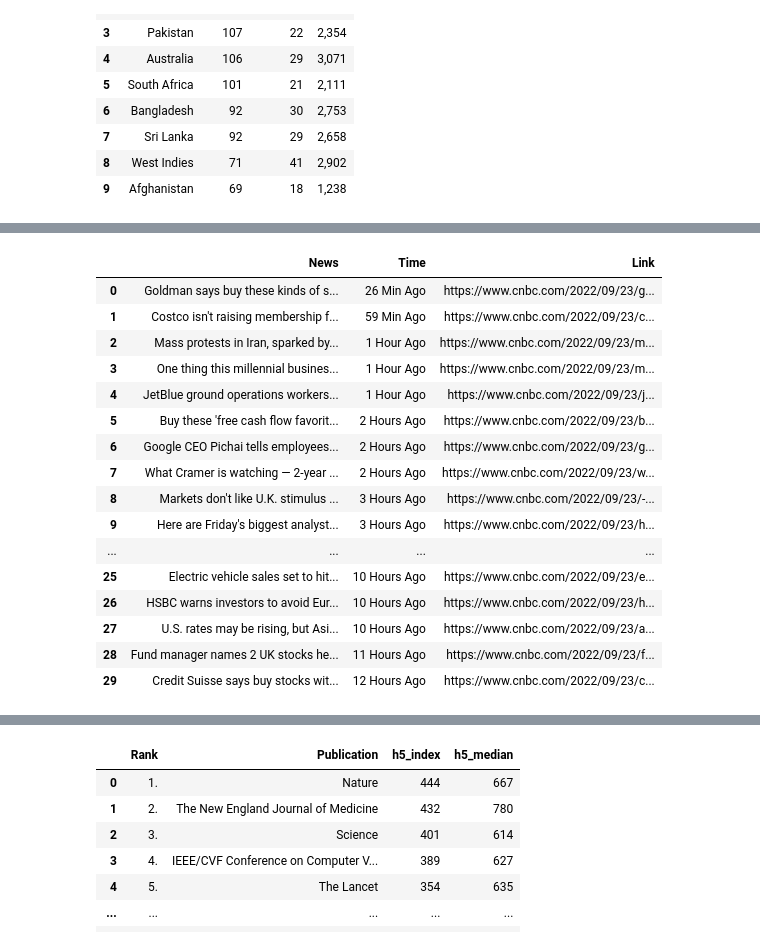
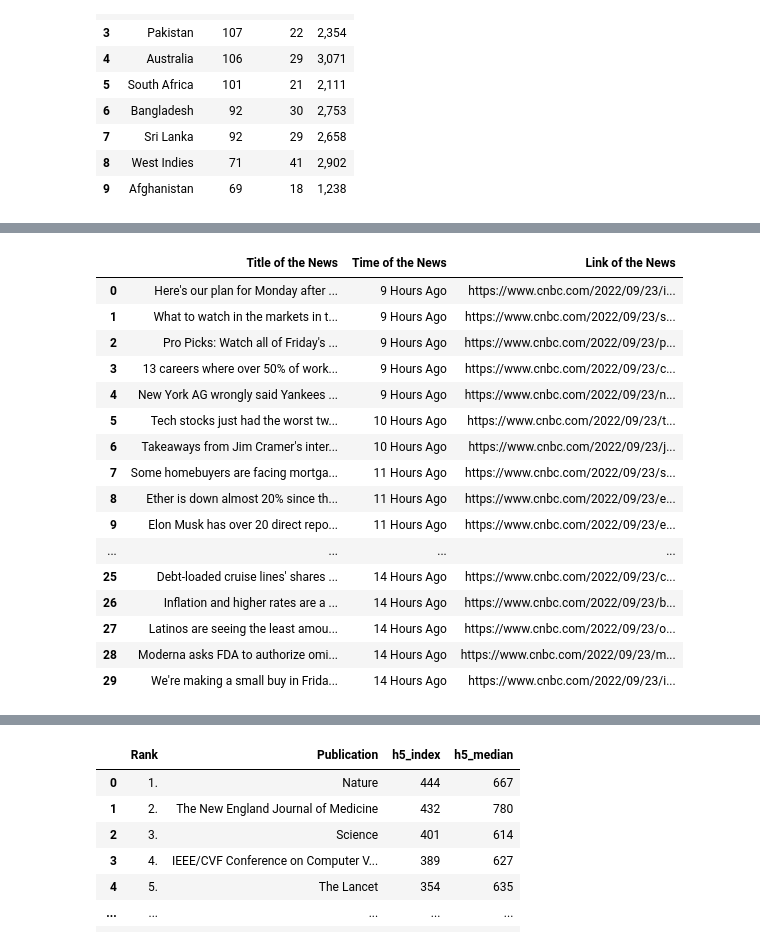
Before and after one commit to LeeCodess/Internship, a Jupyter notebook: Web_Scraping_Assignment_1/Web_Scraping_Assignment_1.ipynb, the cells around one changed output, grey strips where cells are left out. Cells and saved outputs as stored; diff of their text form; code cells hidden in the pictures.

```diff
--- a/Web_Scraping_Assignment_1/Web_Scraping_Assignment_1.ipynb
+++ b/Web_Scraping_Assignment_1/Web_Scraping_Assignment_1.ipynb
@@ -410,33 +410,33 @@ from bs4 import BeautifulSoup
 import requests
 import pandas as pd
 
-def top(url):
+def html_content(url):
     r = requests.get(url)
     soup = BeautifulSoup(r.content)
 
-    name = soup.find_all('td', class_ = 'table-body__cell rankings-table__name name')
+    name_of_the_batswoman = soup.find_all('td', class_ = 'table-body__cell rankings-table__name name')
     Top_player = soup.find('div', class_ = 'rankings-block__banner--name-large').text
     Name = [Top_player]
-    for i in name:
+    for i in name_of_the_batswoman:
         Name.append(i.text.replace('\n',''))
     Name = Name[:10]
 
-    rating = soup.find_all('td', class_ = 'table-body__cell rating')
+    rating_of_the_player = soup.find_all('td', class_ = 'table-body__cell rating')
     Top_player_rating = soup.find('div', class_ = 'rankings-block__banner--rating').text
     Rating = [Top_player_rating]
-    for i in rating:
+    for i in rating_of_the_player:
         i = i.text
         Rating.append(i)
     Rating = Rating[:10]
 
-    team = soup.find_all('span', class_ = 'table-body__logo-text')
+    team_name = soup.find_all('span', class_ = 'table-body__logo-text')
     Top_player_team = soup.find('div', class_ = 'rankings-block__banner--nationality').text.replace('\n','')
     Team = [Top_player_team]
-    for i in team:
+    for i in team_name:
         i = i.text.replace('\n','')
         Team.append(i)
     Team = Team[:10]
 
-    DataFrame = pd.DataFrame({'Name':Name, 'Team':Team, 'Rating':Rating})
-    return(DataFrame)
+    data = pd.DataFrame({'Name of the Batswoman':Name, 'Name of the Team':Team, 'Rating of the Player':Rating})
+    return(data)
 # %%
@@ -460,33 +460,33 @@ from bs4 import BeautifulSoup
 import requests
 import pandas as pd
 
-def top(url):
+def html_content(url):
     r = requests.get(url)
     soup = BeautifulSoup(r.content)
 
-    name = soup.find_all('td', class_ = 'table-body__cell rankings-table__name name')
+    name_of_the_batswoman = soup.find_all('td', class_ = 'table-body__cell rankings-table__name name')
     Top_player = soup.find('div', class_ = 'rankings-block__banner--name-large').text
     Name = [Top_player]
-    for i in name:
+    for i in name_of_the_batswoman:
         Name.append(i.text.replace('\n',''))
     Name = Name[:10]
 
-    rating = soup.find_all('td', class_ = 'table-body__cell rating')
+    rating_of_the_player = soup.find_all('td', class_ = 'table-body__cell rating')
     Top_player_rating = soup.find('div', class_ = 'rankings-block__banner--rating').text
     Rating = [Top_player_rating]
-    for i in rating:
+    for i in rating_of_the_player:
         i = i.text
         Rating.append(i)
     Rating = Rating[:10]
 
-    team = soup.find_all('span', class_ = 'table-body__logo-text')
+    team_name = soup.find_all('span', class_ = 'table-body__logo-text')
     Top_player_team = soup.find('div', class_ = 'rankings-block__banner--nationality').text.replace('\n','')
     Team = [Top_player_team]
-    for i in team:
+    for i in team_name:
         i = i.text.replace('\n','')
         Team.append(i)
     Team = Team[:10]
 
-    DataFrame = pd.DataFrame({'Name':Name, 'Team':Team, 'Rating':Rating})
-    return(DataFrame)
+    data = pd.DataFrame({'Name of the Batswoman':Name, 'Name of the Team':Team, 'Rating of the Player':Rating})
+    return(data)
 # %%
@@ -510,9 +510,10 @@ from bs4 import BeautifulSoup
 import requests
 import pandas as pd
 
-def news_content(url):
+def html_content(url):
     r = requests.get(url)
     soup = BeautifulSoup(r.content)
+
     title = soup.find_all('a', class_ ='LatestNews-headline')
     Title = []
     for i in title:
@@ -530,28 +531,28 @@ def news_content(url):
         head, sep, tail = head.partition('a class="LatestNews-headline" href="')
         Link.append(tail)
 
-    DataFrame = pd.DataFrame({'News':Title,'Time':Time,'Link':Link})
-    return(DataFrame)
+    data = pd.DataFrame({'Title of the News':Title,'Time of the News':Time,'Link of the News':Link})
+    return(data)
 # %%
-news_content('https://www.cnbc.com/world/?region=world')
+html_content('https://www.cnbc.com/world/?region=world')
 # %% [output]
-|  | News | Time | Link |
-| 0 | Goldman says buy these kinds of s... | 26 Min Ago | https://www.cnbc.com/2022/09/23/g... |
-| 1 | Costco isn't raising membership f... | 59 Min Ago | https://www.cnbc.com/2022/09/23/c... |
-| 2 | Mass protests in Iran, sparked by... | 1 Hour Ago | https://www.cnbc.com/2022/09/23/m... |
-| 3 | One thing this millennial busines... | 1 Hour Ago | https://www.cnbc.com/2022/09/23/m... |
-| 4 | JetBlue ground operations workers... | 1 Hour Ago | https://www.cnbc.com/2022/09/23/j... |
-| 5 | Buy these 'free cash flow favorit... | 2 Hours Ago | https://www.cnbc.com/2022/09/23/b... |
-| 6 | Google CEO Pichai tells employees... | 2 Hours Ago | https://www.cnbc.com/2022/09/23/g... |
-| 7 | What Cramer is watching — 2-year ... | 2 Hours Ago | https://www.cnbc.com/2022/09/23/w... |
-| 8 | Markets don't like U.K. stimulus ... | 3 Hours Ago | https://www.cnbc.com/2022/09/23/-... |
-| 9 | Here are Friday's biggest analyst... | 3 Hours Ago | https://www.cnbc.com/2022/09/23/h... |
+|  | Title of the News | Time of the News | Link of the News |
+| 0 | Here's our plan for Monday after ... | 9 Hours Ago | https://www.cnbc.com/2022/09/23/i... |
+| 1 | What to watch in the markets in t... | 9 Hours Ago | https://www.cnbc.com/2022/09/23/s... |
+| 2 | Pro Picks: Watch all of Friday's ... | 9 Hours Ago | https://www.cnbc.com/2022/09/23/p... |
+| 3 | 13 careers where over 50% of work... | 9 Hours Ago | https://www.cnbc.com/2022/09/23/c... |
+| 4 | New York AG wrongly said Yankees ... | 9 Hours Ago | https://www.cnbc.com/2022/09/23/n... |
+| 5 | Tech stocks just had the worst tw... | 10 Hours Ago | https://www.cnbc.com/2022/09/23/t... |
+| 6 | Takeaways from Jim Cramer's inter... | 10 Hours Ago | https://www.cnbc.com/2022/09/23/j... |
+| 7 | Some homebuyers are facing mortga... | 11 Hours Ago | https://www.cnbc.com/2022/09/23/s... |
+| 8 | Ether is down almost 20% since th... | 11 Hours Ago | https://www.cnbc.com/2022/09/23/e... |
+| 9 | Elon Musk has over 20 direct repo... | 11 Hours Ago | https://www.cnbc.com/2022/09/23/e... |
 | ... | ... | ... | ... |
-| 25 | Electric vehicle sales set to hit... | 10 Hours Ago | https://www.cnbc.com/2022/09/23/e... |
-| 26 | HSBC warns investors to avoid Eur... | 10 Hours Ago | https://www.cnbc.com/2022/09/23/h... |
-| 27 | U.S. rates may be rising, but Asi... | 10 Hours Ago | https://www.cnbc.com/2022/09/23/a... |
-| 28 | Fund manager names 2 UK stocks he... | 11 Hours Ago | https://www.cnbc.com/2022/09/23/f... |
-| 29 | Credit Suisse says buy stocks wit... | 12 Hours Ago | https://www.cnbc.com/2022/09/23/c... |
+| 25 | Debt-loaded cruise lines' shares ... | 14 Hours Ago | https://www.cnbc.com/2022/09/23/c... |
+| 26 | Inflation and higher rates are a ... | 14 Hours Ago | https://www.cnbc.com/2022/09/23/b... |
+| 27 | Latinos are seeing the least amou... | 14 Hours Ago | https://www.cnbc.com/2022/09/23/o... |
+| 28 | Moderna asks FDA to authorize omi... | 14 Hours Ago | https://www.cnbc.com/2022/09/23/m... |
+| 29 | We're making a small buy in Frida... | 14 Hours Ago | https://www.cnbc.com/2022/09/23/i... |
 # %%
 # question 8 - write a python program to scrape the details of most downloaded articles from ai in last 90 days https://www.journals.elsevier.com/artificial-intelligence/most-downloaded-articles
 # %%
```
Also changed, not shown: parts of 22 cells of this notebook.
